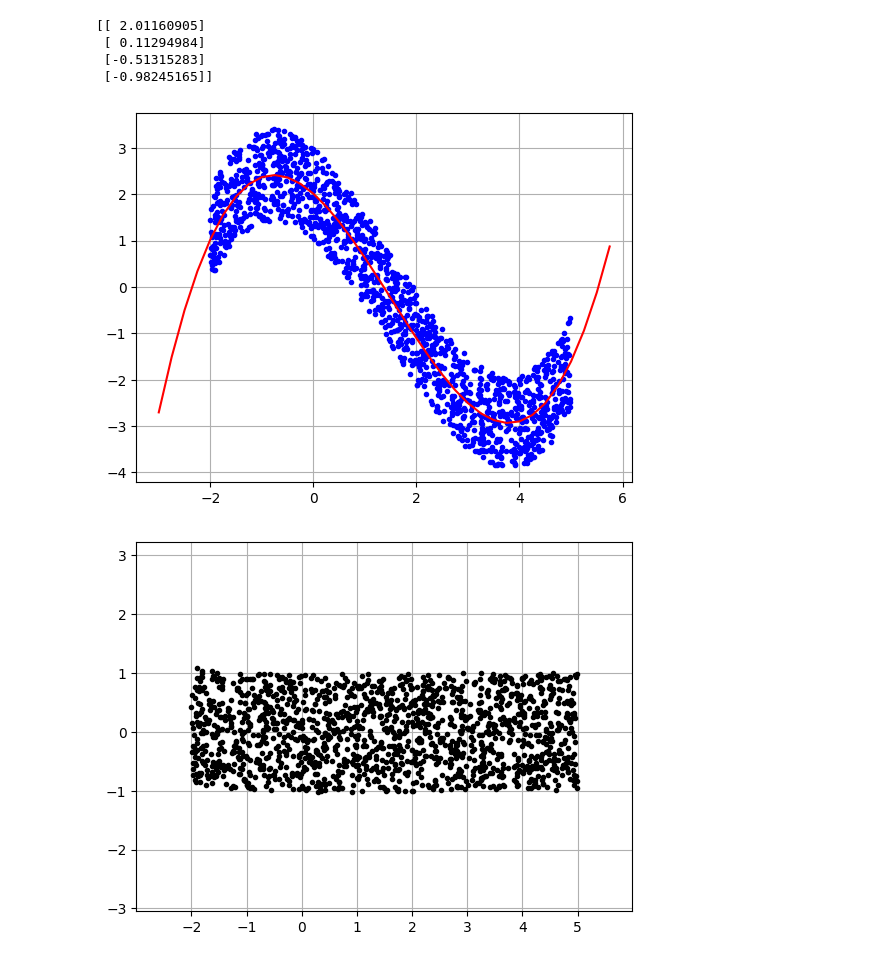
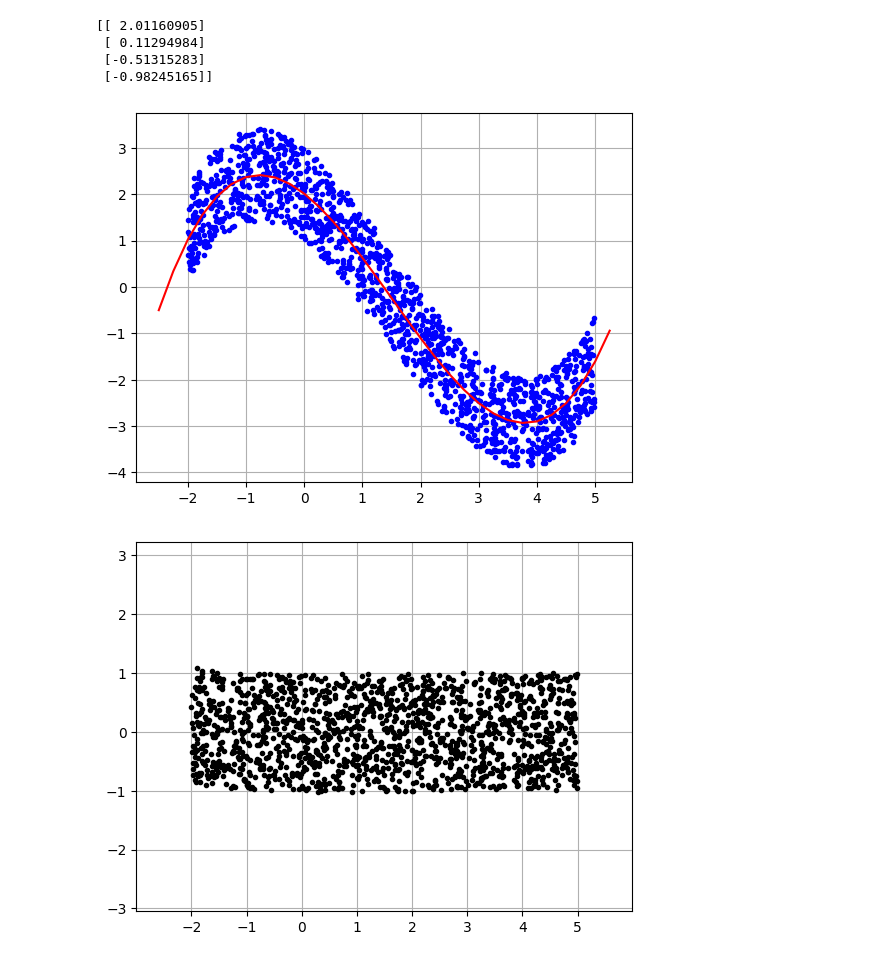
Before and after one commit to EduardoRMarks/ISEL_AA, a Jupyter notebook: labs_aulas/Lab4_aula/aula_15_nov.ipynb, the cells around one changed output. Saved outputs shown, nothing was run; the diff lists cells and outputs as text; code cells hidden in the pictures.

```diff
--- a/labs_aulas/Lab4_aula/aula_15_nov.ipynb
+++ b/labs_aulas/Lab4_aula/aula_15_nov.ipynb
@@ -131,20 +131,20 @@ print(w)
 # %%
 #Pontos para desenhar a reta de regressão
 x_min = np.min(x)
 x_max = np.max(x)
-p1 = np.arange(x_min-1, x_max+1, 0.25)
+p1 = np.arange(x_min-0.5, x_max+0.5, 0.25)
 n_points = p1.size
 p1_temp = np.vstack((np.ones(n_points), p1**3, p1**2, p1))
 p2 = np.dot(w.T, p1_temp)
 P = np.vstack((p1, p2))
 
 plt.figure()
 plt.plot(x, y, 'b.')
 plt.plot(P[0,:], P[1,:], 'r-')
 plt.grid()
 plt.show()
 # %% [output]
-[figure, old version]
+[figure, new version]
 # %%
 yh = np.dot(w.T, X)
 erros = y-yh
```
